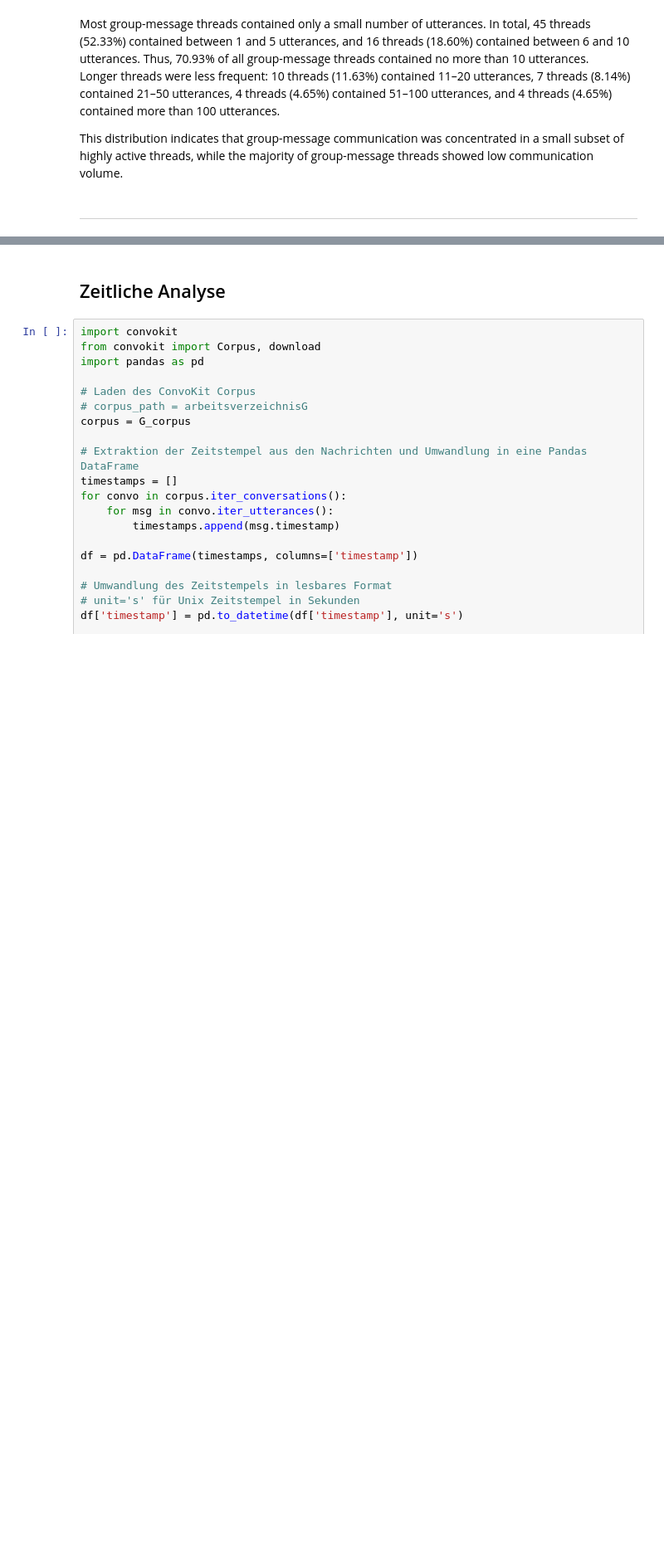
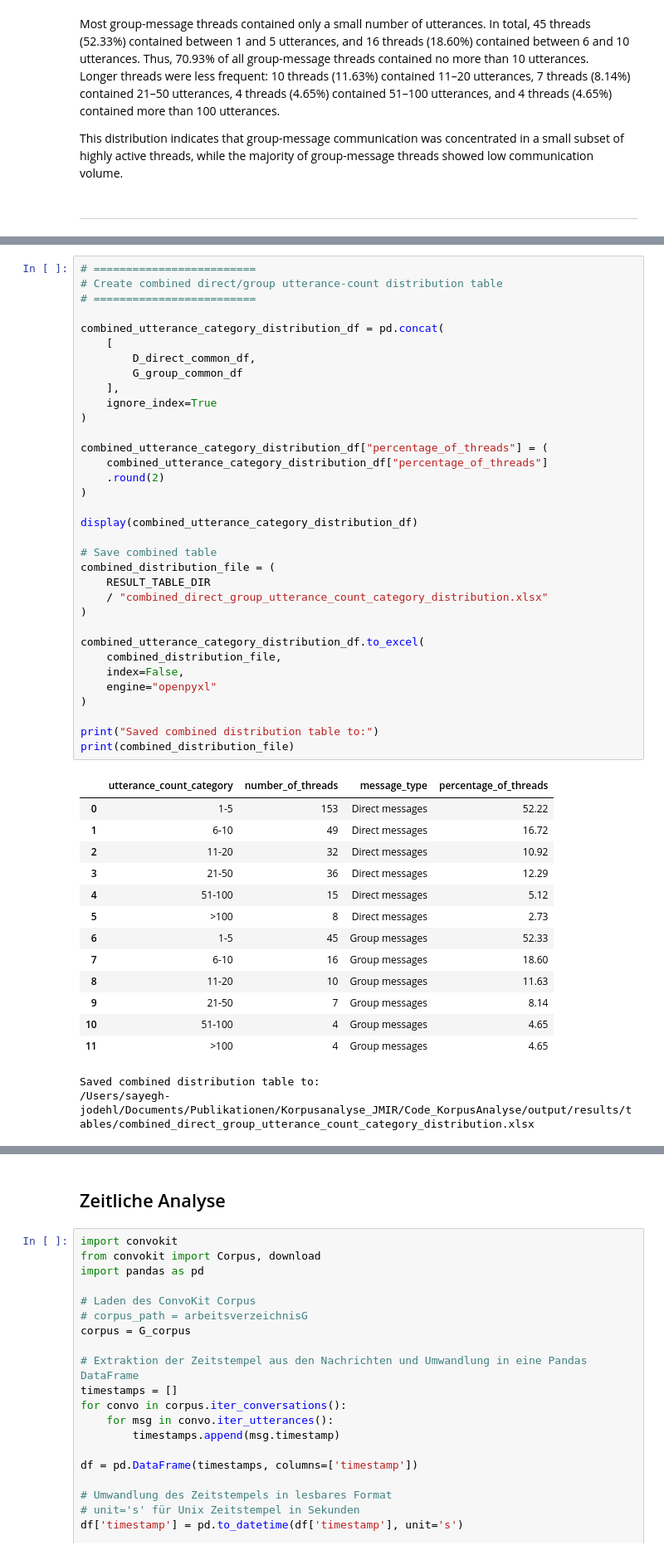
Before and after one commit to sajosa/DocTalk-Corpus-Analysis, a Jupyter notebook: 02_group_messages_analysis/DocTalk_ChatCorpus_Analyse_Gr.ipynb, the cells around one changed output, grey strips where cells are left out. Shown at 83% size. Cells and saved outputs as stored; diff of their text form; blank space fills up the shorter version.

```diff
--- a/02_group_messages_analysis/DocTalk_ChatCorpus_Analyse_Gr.ipynb
+++ b/02_group_messages_analysis/DocTalk_ChatCorpus_Analyse_Gr.ipynb
@@ -4003,0 +4294,50 @@ plt.show()
+# %%
+# =========================
+# Create combined direct/group utterance-count distribution table
+# =========================
+
+combined_utterance_category_distribution_df = pd.concat(
+    [
+        D_direct_common_df,
+        G_group_common_df
+    ],
+    ignore_index=True
+)
+
+combined_utterance_category_distribution_df["percentage_of_threads"] = (
+    combined_utterance_category_distribution_df["percentage_of_threads"]
+    .round(2)
+)
+
+display(combined_utterance_category_distribution_df)
+
+# Save combined table
+combined_distribution_file = (
+    RESULT_TABLE_DIR
+    / "combined_direct_group_utterance_count_category_distribution.xlsx"
+)
+
+combined_utterance_category_distribution_df.to_excel(
+    combined_distribution_file,
+    index=False,
+    engine="openpyxl"
+)
+
+print("Saved combined distribution table to:")
+print(combined_distribution_file)
+# %% [output]
+|  | utterance_count_category | number_of_threads | message_type | percentage_of_threads |
+| 0 | 1-5 | 153 | Direct messages | 52.22 |
+| 1 | 6-10 | 49 | Direct messages | 16.72 |
+| 2 | 11-20 | 32 | Direct messages | 10.92 |
+| 3 | 21-50 | 36 | Direct messages | 12.29 |
+| 4 | 51-100 | 15 | Direct messages | 5.12 |
+| 5 | >100 | 8 | Direct messages | 2.73 |
+| 6 | 1-5 | 45 | Group messages | 52.33 |
+| 7 | 6-10 | 16 | Group messages | 18.60 |
+| 8 | 11-20 | 10 | Group messages | 11.63 |
+| 9 | 21-50 | 7 | Group messages | 8.14 |
+| 10 | 51-100 | 4 | Group messages | 4.65 |
+| 11 | >100 | 4 | Group messages | 4.65 |
+Saved combined distribution table to:
+/Users/sayegh-jodehl/Documents/Publikationen/Korpusanalyse_JMIR/Code_KorpusAnalyse/output/results/tables/combined_direct_group_utterance_count_category_distribution.xlsx
```
Also changed, not shown: parts of 31 cells of this notebook, 10 other files.
